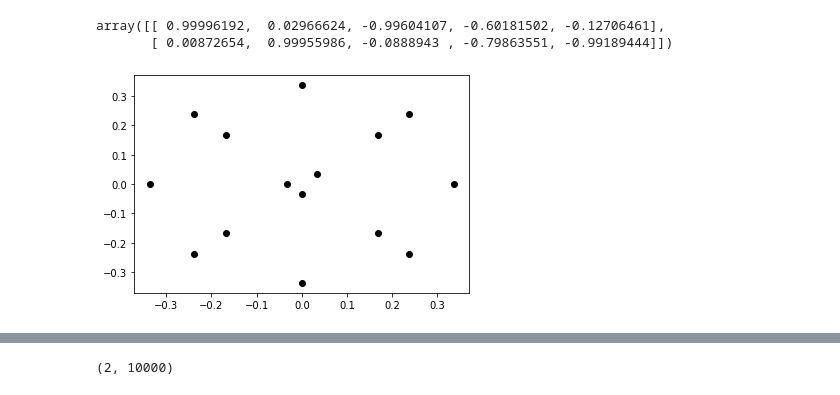
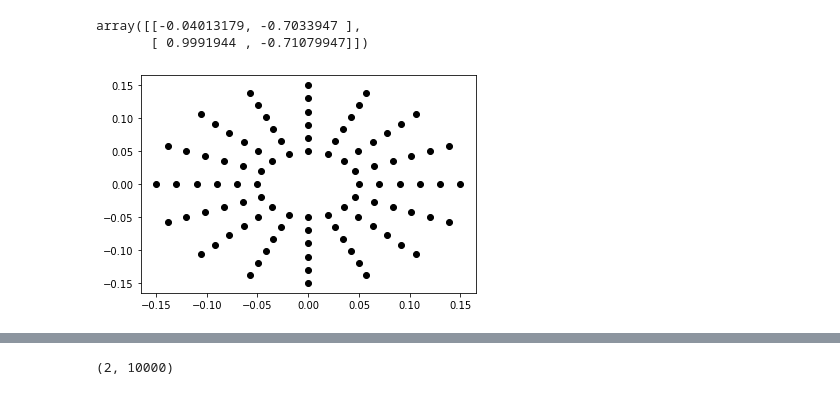
Before and after one commit to HaoxinSEU/SSP_beamforming, a Jupyter notebook: assignment2.ipynb, the cells around one changed output, grey strips where cells are left out. Drawn from its saved outputs; the diff is of its cells as text; code cells hidden in the pictures.

```diff
--- a/assignment2.ipynb
+++ b/assignment2.ipynb
@@ -3,29 +3,28 @@ import numpy as np
 import matplotlib.pyplot as plt
 import scipy.io as io
 # %%
-lambda_=0.336845458426966
+lambda_=0.3
 radius=1
 sigma=0.1
 C0=0.8
 B=2e+6
 
-angles=np.array([0.5,  88.3, 185.1, 233. , 262.7])/360*2*np.pi
+angles=np.array([92.3, 225.3])/360*2*np.pi
 r0=radius*np.array([np.cos(angles),np.sin(angles)])
 r0
 # %% [output]
-array([[ 0.99996192,  0.02966624, -0.99604107, -0.60181502, -0.12706461],
-       [ 0.00872654,  0.99955986, -0.0888943 , -0.79863551, -0.99189444]])
+array([[-0.04013179, -0.7033947 ],
+       [ 0.9991944 , -0.71079947]])
 # %%
 p=np.zeros([96,2])
 for j,r in enumerate([0.05,0.07,0.09,0.11,0.13,0.15]):
     for i in range(16):
         alpha_i=i/16*np.pi*2
         p[i+j*16]=r*np.array([np.cos(alpha_i),np.sin(alpha_i)])
-p=xyz
 plt.plot(p[:,0],p[:,1],'ko')
 plt.show()
 # %% [output]
-[figure, old version]
+[figure, new version]
 # %%
 p.shape,r0.shape
 # %% [output]
```
Also changed, not shown: parts of 14 cells of this notebook.
